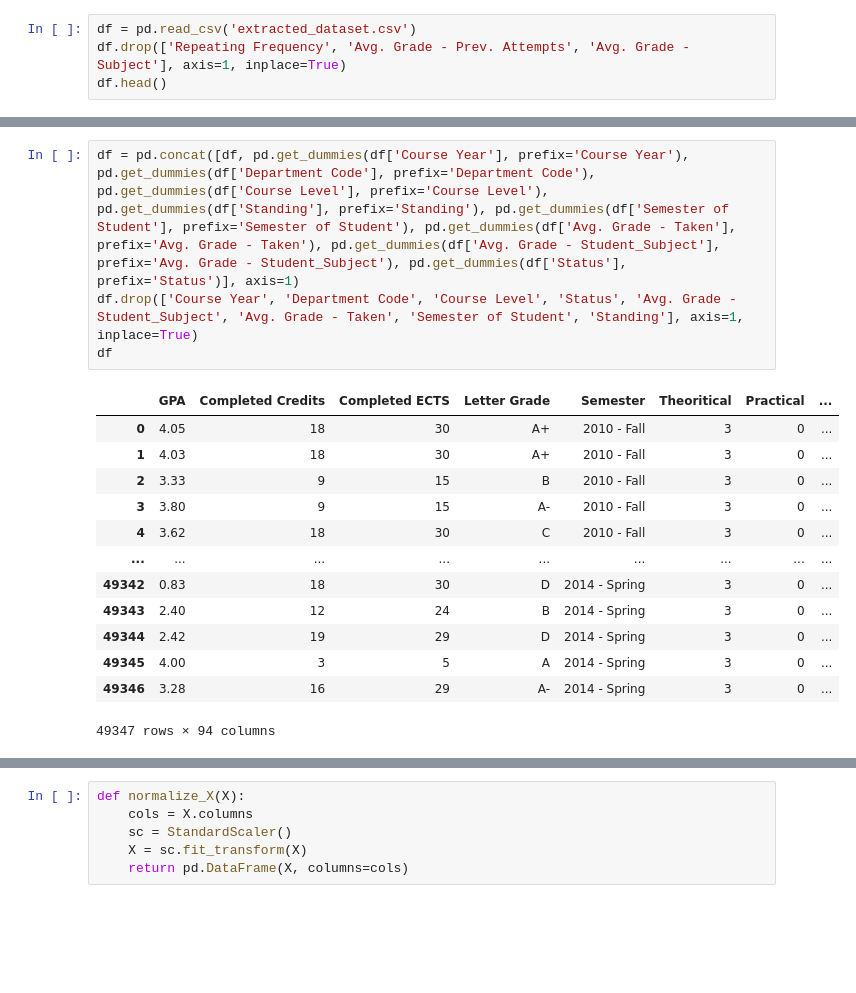
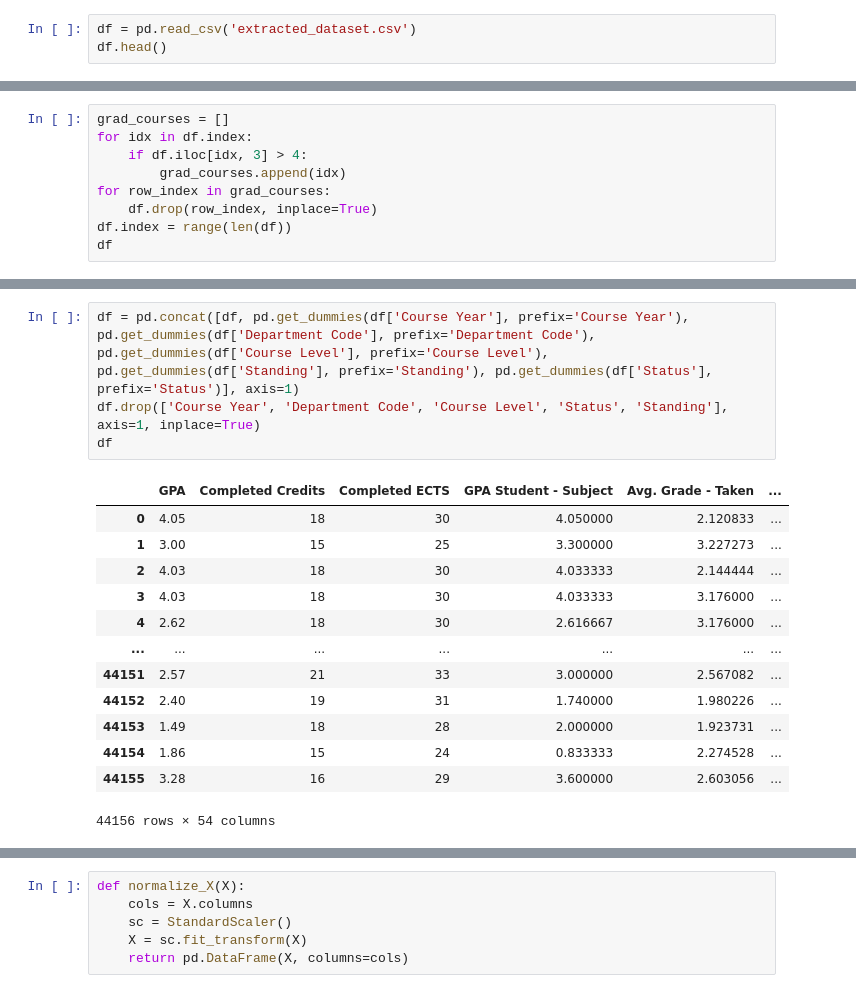
Before and after one commit to ali0jn/Smart-Advisor, a Jupyter notebook: data_mining/Initial Analysis.ipynb, the cells around one changed output, grey strips where cells are left out. Drawn from its saved outputs; the diff is of its cells as text; blank space fills up the shorter version.

```diff
--- a/data_mining/Initial Analysis.ipynb
+++ b/data_mining/Initial Analysis.ipynb
@@ -16,7 +18,6 @@ import warnings
 warnings.simplefilter('ignore')
 # %%
 df = pd.read_csv('extracted_dataset.csv')
-df.drop(['Repeating Frequency', 'Avg. Grade - Prev. Attempts', 'Avg. Grade - Subject'], axis=1, inplace=True)
 df.head()
 # %% [output]
 |  | Course Code | Course Title | Type | Course Year | Student Number | Department Code | Course Level | ... |
@@ -28 +29,10 @@ df.head()
 5 rows × 21 columns
+# %%
+grad_courses = []
+for idx in df.index:
+    if df.iloc[idx, 3] > 4:
+        grad_courses.append(idx)
+for row_index in grad_courses:
+    df.drop(row_index, inplace=True)
+df.index = range(len(df))
+df
@@ -39,21 +63,21 @@ df.head()
 # %%
-df = pd.concat([df, pd.get_dummies(df['Course Year'], prefix='Course Year'), pd.get_dummies(df['Department Code'], prefix='Department Code'), pd.get_dummies(df['Course Level'], prefix='Course Level'), pd.get_dummies(df['Standing'], prefix='Standing'), pd.get_dummies(df['Semester of Student'], prefix='Semester of Student'), pd.get_dummies(df['Avg. Grade - Taken'], prefix='Avg. Grade - Taken'), pd.get_dummies(df['Avg. Grade - Student_Subject'], prefix='Avg. Grade - Student_Subject'), pd.get_dummies(df['Status'], prefix='Status')], axis=1)
-df.drop(['Course Year', 'Department Code', 'Course Level', 'Status', 'Avg. Grade - Student_Subject', 'Avg. Grade - Taken', 'Semester of Student', 'Standing'], axis=1, inplace=True)
+df = pd.concat([df, pd.get_dummies(df['Course Year'], prefix='Course Year'), pd.get_dummies(df['Department Code'], prefix='Department Code'), pd.get_dummies(df['Course Level'], prefix='Course Level'), pd.get_dummies(df['Standing'], prefix='Standing'), pd.get_dummies(df['Status'], prefix='Status')], axis=1)
+df.drop(['Course Year', 'Department Code', 'Course Level', 'Status', 'Standing'], axis=1, inplace=True)
 df
 # %% [output]
-|  | GPA | Completed Credits | Completed ECTS | Letter Grade | Semester | Theoritical | Practical | ... |
-| 0 | 4.05 | 18 | 30 | A+ | 2010 - Fall | 3 | 0 | ... |
-| 1 | 4.03 | 18 | 30 | A+ | 2010 - Fall | 3 | 0 | ... |
-| 2 | 3.33 | 9 | 15 | B | 2010 - Fall | 3 | 0 | ... |
-| 3 | 3.80 | 9 | 15 | A- | 2010 - Fall | 3 | 0 | ... |
-| 4 | 3.62 | 18 | 30 | C | 2010 - Fall | 3 | 0 | ... |
-| ... | ... | ... | ... | ... | ... | ... | ... | ... |
-| 49342 | 0.83 | 18 | 30 | D | 2014 - Spring | 3 | 0 | ... |
-| 49343 | 2.40 | 12 | 24 | B | 2014 - Spring | 3 | 0 | ... |
-| 49344 | 2.42 | 19 | 29 | D | 2014 - Spring | 3 | 0 | ... |
-| 49345 | 4.00 | 3 | 5 | A | 2014 - Spring | 3 | 0 | ... |
-| 49346 | 3.28 | 16 | 29 | A- | 2014 - Spring | 3 | 0 | ... |
+|  | GPA | Completed Credits | Completed ECTS | GPA Student - Subject | Avg. Grade - Taken | ... |
+| 0 | 4.05 | 18 | 30 | 4.050000 | 2.120833 | ... |
+| 1 | 3.00 | 15 | 25 | 3.300000 | 3.227273 | ... |
+| 2 | 4.03 | 18 | 30 | 4.033333 | 2.144444 | ... |
+| 3 | 4.03 | 18 | 30 | 4.033333 | 3.176000 | ... |
+| 4 | 2.62 | 18 | 30 | 2.616667 | 3.176000 | ... |
+| ... | ... | ... | ... | ... | ... | ... |
+| 44151 | 2.57 | 21 | 33 | 3.000000 | 2.567082 | ... |
+| 44152 | 2.40 | 19 | 31 | 1.740000 | 1.980226 | ... |
+| 44153 | 1.49 | 18 | 28 | 2.000000 | 1.923731 | ... |
+| 44154 | 1.86 | 15 | 24 | 0.833333 | 2.274528 | ... |
+| 44155 | 3.28 | 16 | 29 | 3.600000 | 2.603056 | ... |
-49347 rows × 94 columns
+44156 rows × 54 columns
 # %%
 Table().with_column('Letter Grade', df['Letter Grade']).group(0).sort('count', descending=True).barh('Letter Grade')
 # %% [output]
```
Also changed, not shown: parts of 27 cells of this notebook, 13 other files.
